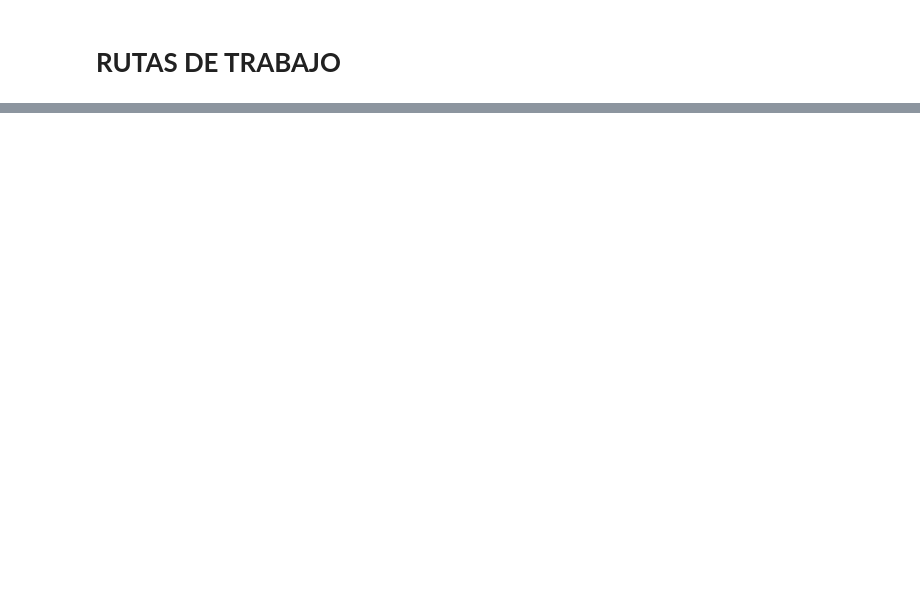
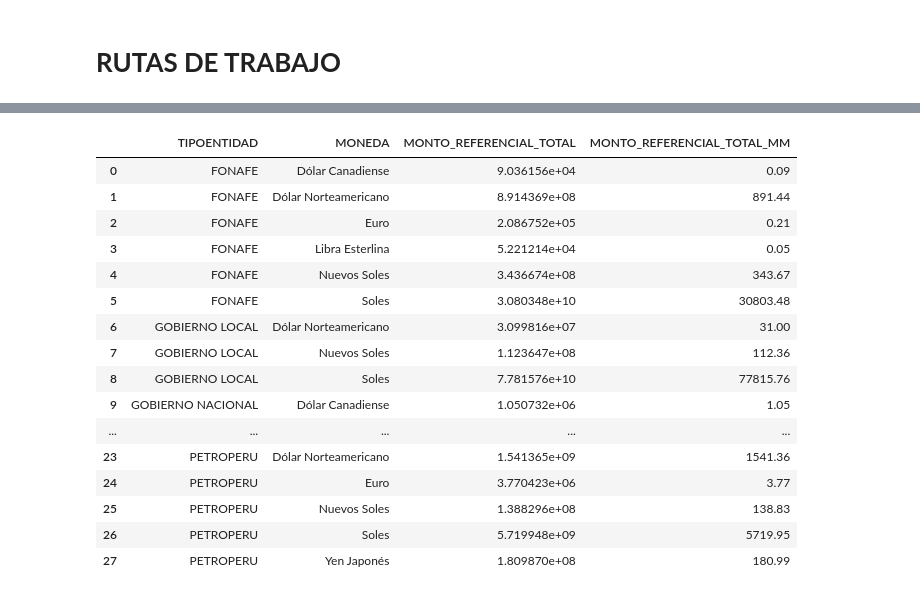
Before and after one commit to NickTorres04/Programacion-en-Python-UTEC, a Jupyter notebook: CLASE_6_NT.ipynb, the cells around one changed output, grey strips where cells are left out. Saved outputs shown, nothing was run; the diff lists cells and outputs as text; code cells hidden in the pictures; blank space fills up the shorter version.

```diff
--- a/CLASE_6_NT.ipynb
+++ b/CLASE_6_NT.ipynb
@@ -20,0 +271,3 @@ ruta_in = "/gdrive/My Drive/"
+# %%
+periodo_post_pandemia = (convocatorias["FECHA_CONVOCATORIA"] >= pd.Timestamp(2022,10,3))
+periodo_post_pandemia
@@ -20,0 +307,2 @@ ruta_in = "/gdrive/My Drive/"
+# %%
+convocatorias["FASE_PANDEMIA"] = np.where(periodo_pre_pandemia, "PRE_PANDEMIA", np.where(periodo__pandemia, "PANDEMIA", np.where(periodo_post_pandemia, "POST_PANDEMIA", np.nan)))
@@ -20,0 +374,3 @@ ruta_in = "/gdrive/My Drive/"
+# %%
+#nuevo item
+convocatorias["IDEX"] = convocatorias["CODIGOCONVOCATORIA"].astype(str).str.cat(convocatorias["N_ITEM"].astype(str),sep="-")
@@ -20,0 +466,5 @@ ruta_in = "/gdrive/My Drive/"
+# %%
+res_comp_tipoEntidad = convocatorias.groupby(["TIPOENTIDAD","MONEDA"]).agg({"MONTO_REFERENCIAL_ITEM":"sum"}).reset_index()
+# cambiar nombre
+res_comp_tipoEntidad = res_comp_tipoEntidad.rename(columns={"MONTO_REFERENCIAL_ITEM":"MONTO_REFERENCIAL_TOTAL"})
+res_comp_tipoEntidad
@@ -20,0 +509,21 @@ ruta_in = "/gdrive/My Drive/"
+# %%
+res_comp_tipoEntidad["MONTO_REFERENCIAL_TOTAL_MM"] = np.round(res_comp_tipoEntidad["MONTO_REFERENCIAL_TOTAL"]/1000000,2)
+res_comp_tipoEntidad
+# %% [output]
+|  | TIPOENTIDAD | MONEDA | MONTO_REFERENCIAL_TOTAL | MONTO_REFERENCIAL_TOTAL_MM |
+| 0 | FONAFE | Dólar Canadiense | 9.036156e+04 | 0.09 |
+| 1 | FONAFE | Dólar Norteamericano | 8.914369e+08 | 891.44 |
+| 2 | FONAFE | Euro | 2.086752e+05 | 0.21 |
+| 3 | FONAFE | Libra Esterlina | 5.221214e+04 | 0.05 |
+| 4 | FONAFE | Nuevos Soles | 3.436674e+08 | 343.67 |
+| 5 | FONAFE | Soles | 3.080348e+10 | 30803.48 |
+| 6 | GOBIERNO LOCAL | Dólar Norteamericano | 3.099816e+07 | 31.00 |
+| 7 | GOBIERNO LOCAL | Nuevos Soles | 1.123647e+08 | 112.36 |
+| 8 | GOBIERNO LOCAL | Soles | 7.781576e+10 | 77815.76 |
+| 9 | GOBIERNO NACIONAL | Dólar Canadiense | 1.050732e+06 | 1.05 |
+| ... | ... | ... | ... | ... |
+| 23 | PETROPERU | Dólar Norteamericano | 1.541365e+09 | 1541.36 |
+| 24 | PETROPERU | Euro | 3.770423e+06 | 3.77 |
+| 25 | PETROPERU | Nuevos Soles | 1.388296e+08 | 138.83 |
+| 26 | PETROPERU | Soles | 5.719948e+09 | 5719.95 |
+| 27 | PETROPERU | Yen Japonés | 1.809870e+08 | 180.99 |
```
Also changed, not shown: parts of 47 cells of this notebook.
